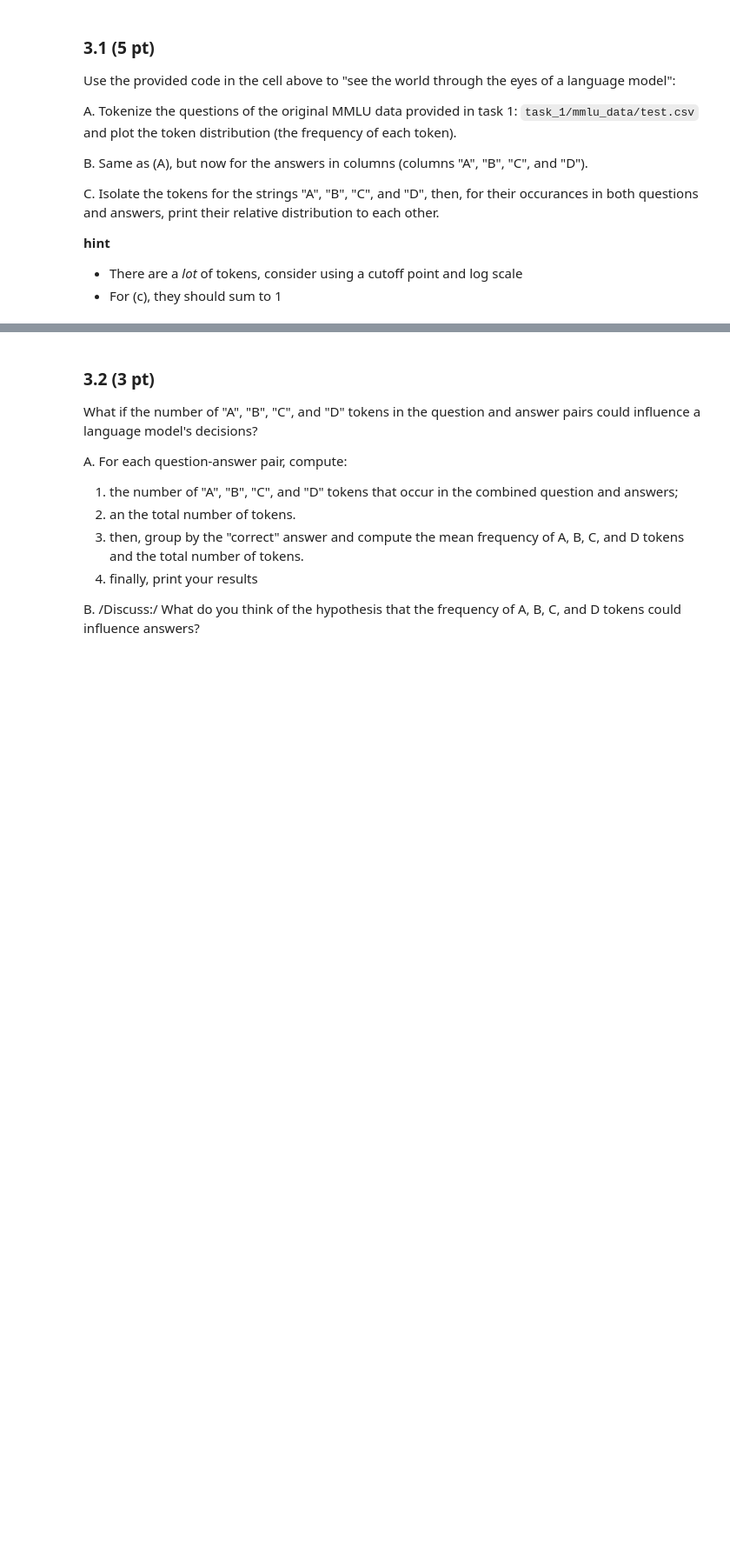
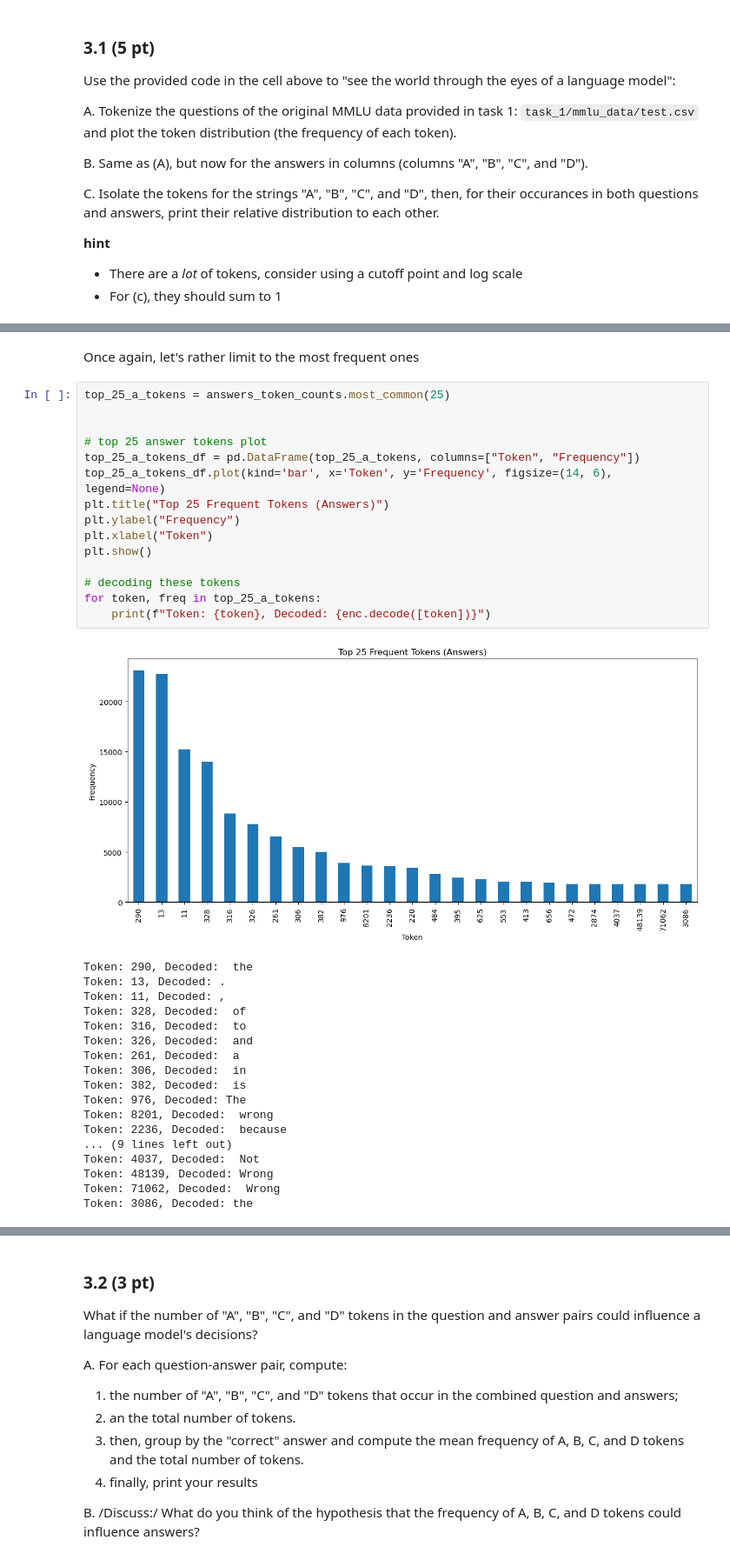
Before and after one commit to martinwss1337/Cliniques, a Jupyter notebook: clinic1/DA-clinic1-empty.ipynb, the cells around one changed output, grey strips where cells are left out. Shown: that part at 87% size. Saved outputs shown, nothing was run; the diff lists cells and outputs as text; blank space fills up the shorter version.

```diff
--- a/clinic1/DA-clinic1-empty.ipynb
+++ b/clinic1/DA-clinic1-empty.ipynb
@@ -995 +1075,37 @@ C. Isolate the tokens for the strings "A", "B", "C", and "D", then, for their oc
+# %% [markdown]
+Once again, let's rather limit to the most frequent ones
+# %%
+top_25_a_tokens = answers_token_counts.most_common(25)
+
+
+# top 25 answer tokens plot
+top_25_a_tokens_df = pd.DataFrame(top_25_a_tokens, columns=["Token", "Frequency"])
+top_25_a_tokens_df.plot(kind='bar', x='Token', y='Frequency', figsize=(14, 6), legend=None)
+plt.title("Top 25 Frequent Tokens (Answers)")
+plt.ylabel("Frequency")
+plt.xlabel("Token")
+plt.show()
+
+# decoding these tokens
+for token, freq in top_25_a_tokens:
+    print(f"Token: {token}, Decoded: {enc.decode([token])}")
+# %% [output]
+[figure, added]
+Token: 290, Decoded:  the
+Token: 13, Decoded: .
+Token: 11, Decoded: ,
+Token: 328, Decoded:  of
+Token: 316, Decoded:  to
+Token: 326, Decoded:  and
+Token: 261, Decoded:  a
+Token: 306, Decoded:  in
+Token: 382, Decoded:  is
+Token: 976, Decoded: The
+Token: 8201, Decoded:  wrong
+Token: 2236, Decoded:  because
+... (9 lines left out)
+Token: 4037, Decoded:  Not
+Token: 48139, Decoded: Wrong
+Token: 71062, Decoded:  Wrong
+Token: 3086, Decoded: the
 # %%
```
Also changed, not shown: parts of 6 cells of this notebook.
